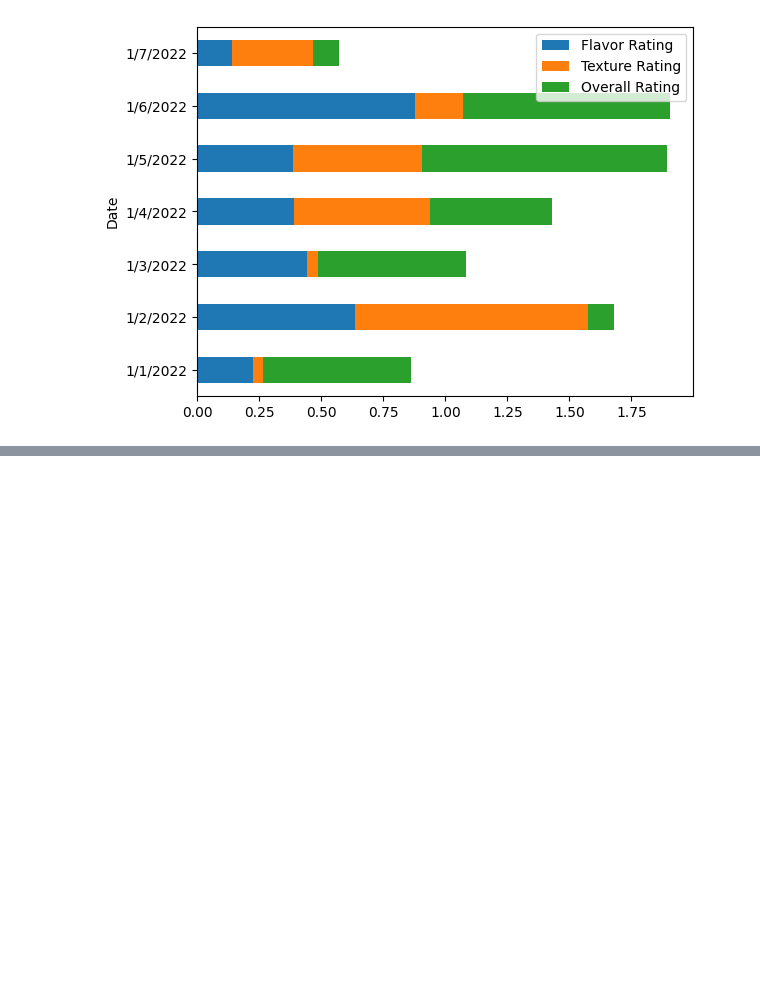
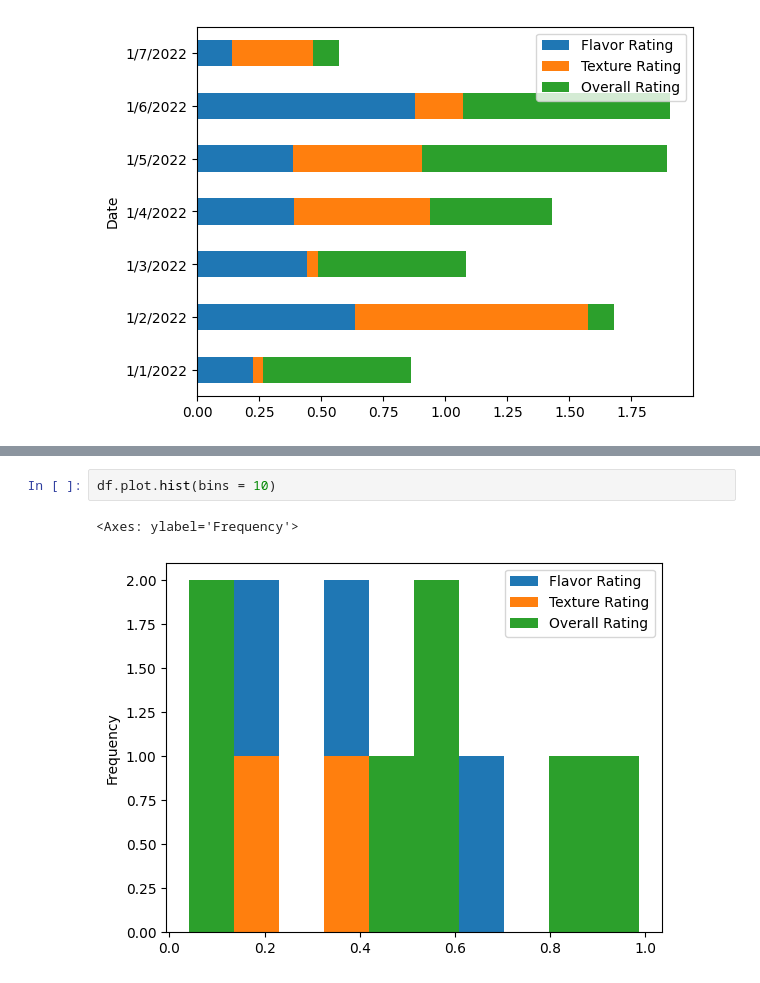
Before and after one commit to kazrkb/pandas-for-data-analytics, a Jupyter notebook: pandas visulaization.ipynb, the cells around one changed output, grey strips where cells are left out. Drawn from its saved outputs; the diff is of its cells as text; blank space fills up the shorter version.

```diff
--- a/pandas visulaization.ipynb
+++ b/pandas visulaization.ipynb
@@ -40,0 +46,5 @@ df.plot.barh(stacked=True)
+# %%
+df.plot.hist(bins = 10)
+# %% [output]
+<Axes: ylabel='Frequency'>
+[figure, added]
```
Also changed, not shown: parts of 4 cells of this notebook.
